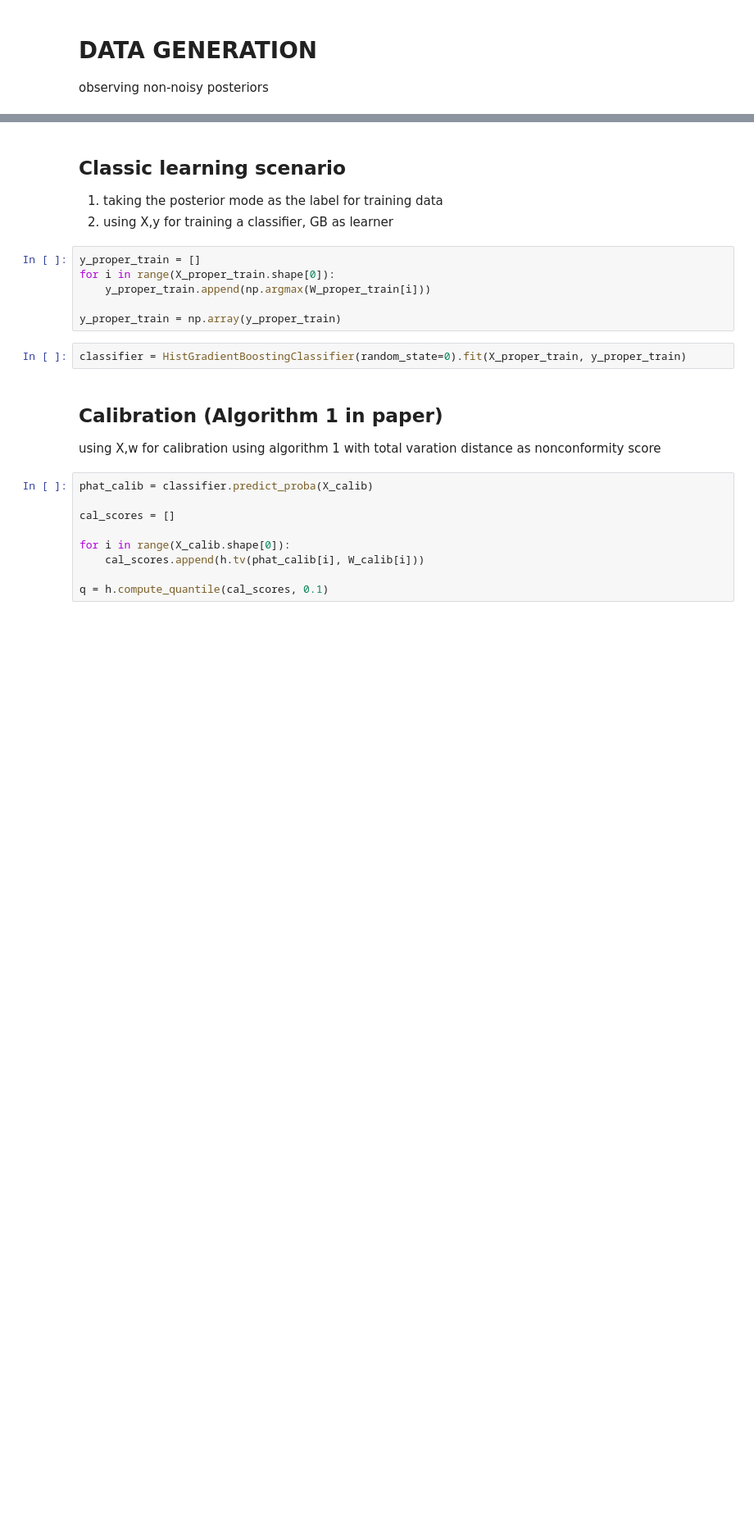
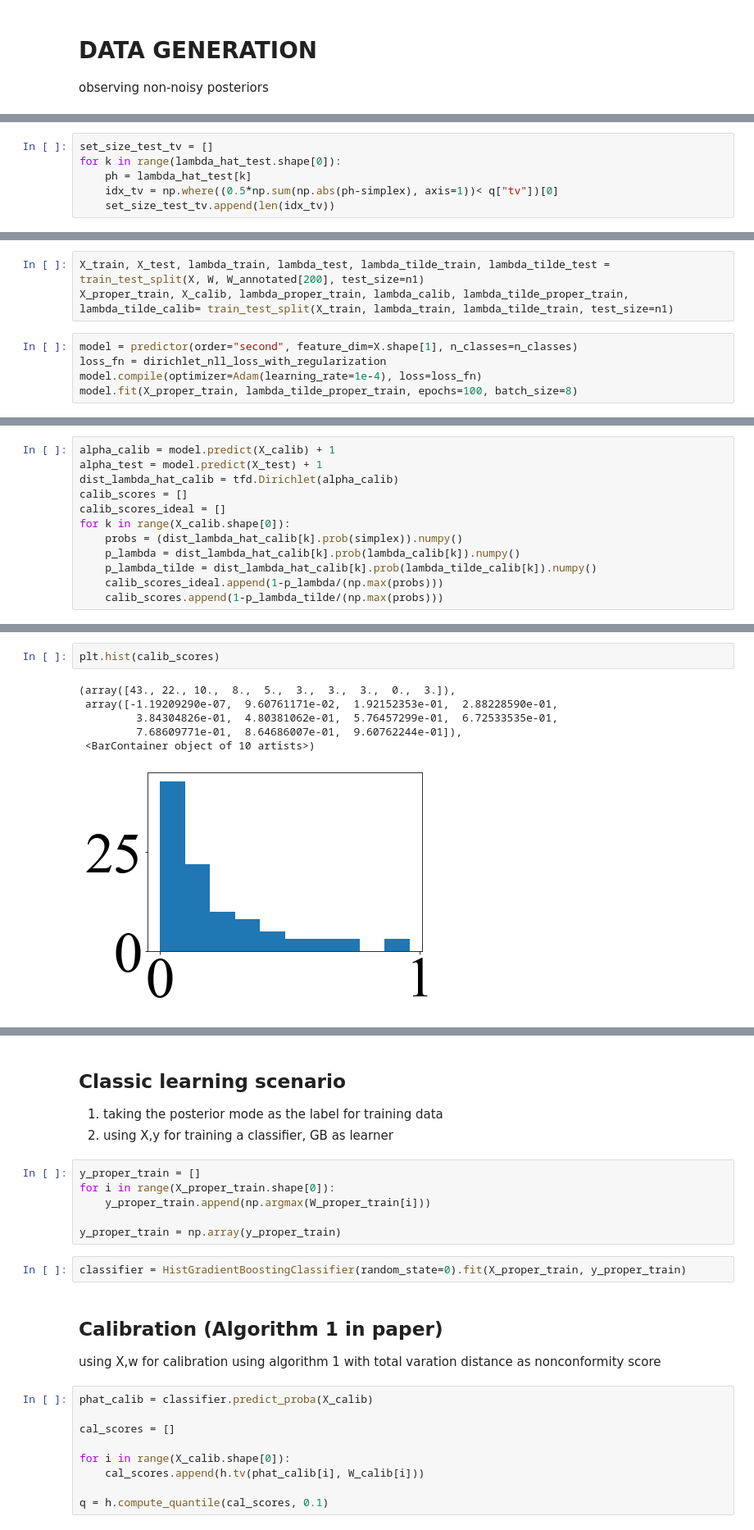
Before and after one commit to alireza-javanmardi/conformal-credal-sets, a Jupyter notebook: synthetic_data_exp.ipynb, the cells around one changed output, grey strips where cells are left out. Shown at 82% size. Cells and saved outputs as stored; diff of their text form; blank space fills up the shorter version.

```diff
--- a/synthetic_data_exp.ipynb
+++ b/synthetic_data_exp.ipynb
@@ -23,0 +316,6 @@ X_proper_train, X_calib, W_proper_train, W_calib = train_test_split(X_train, W_t
+# %%
+set_size_test_tv = []
+for k in range(lambda_hat_test.shape[0]):
+    ph = lambda_hat_test[k]
+    idx_tv = np.where((0.5*np.sum(np.abs(ph-simplex), axis=1))< q["tv"])[0]
+    set_size_test_tv.append(len(idx_tv))
@@ -23,0 +330,8 @@ X_proper_train, X_calib, W_proper_train, W_calib = train_test_split(X_train, W_t
+# %%
+X_train, X_test, lambda_train, lambda_test, lambda_tilde_train, lambda_tilde_test = train_test_split(X, W, W_annotated[200], test_size=n1)
+X_proper_train, X_calib, lambda_proper_train, lambda_calib, lambda_tilde_proper_train, lambda_tilde_calib= train_test_split(X_train, lambda_train, lambda_tilde_train, test_size=n1)
+# %%
+model = predictor(order="second", feature_dim=X.shape[1], n_classes=n_classes)
+loss_fn = dirichlet_nll_loss_with_regularization
+model.compile(optimizer=Adam(learning_rate=1e-4), loss=loss_fn)
+model.fit(X_proper_train, lambda_tilde_proper_train, epochs=100, batch_size=8)
@@ -23,0 +357,12 @@ X_proper_train, X_calib, W_proper_train, W_calib = train_test_split(X_train, W_t
+# %%
+alpha_calib = model.predict(X_calib) + 1
+alpha_test = model.predict(X_test) + 1
+dist_lambda_hat_calib = tfd.Dirichlet(alpha_calib)
+calib_scores = []
+calib_scores_ideal = []
+for k in range(X_calib.shape[0]):
+    probs = (dist_lambda_hat_calib[k].prob(simplex)).numpy()
+    p_lambda = dist_lambda_hat_calib[k].prob(lambda_calib[k]).numpy()
+    p_lambda_tilde = dist_lambda_hat_calib[k].prob(lambda_tilde_calib[k]).numpy()
+    calib_scores_ideal.append(1-p_lambda/(np.max(probs)))
+    calib_scores.append(1-p_lambda_tilde/(np.max(probs)))
@@ -23,0 +372,9 @@ X_proper_train, X_calib, W_proper_train, W_calib = train_test_split(X_train, W_t
+# %%
+plt.hist(calib_scores)
+# %% [output]
+(array([43., 22., 10.,  8.,  5.,  3.,  3.,  3.,  0.,  3.]),
+ array([-1.19209290e-07,  9.60761171e-02,  1.92152353e-01,  2.88228590e-01,
+         3.84304826e-01,  4.80381062e-01,  5.76457299e-01,  6.72533535e-01,
+         7.68609771e-01,  8.64686007e-01,  9.60762244e-01]),
+ <BarContainer object of 10 artists>)
+[figure, added]
```
Also changed, not shown: parts of 48 cells of this notebook, 31 other files.
